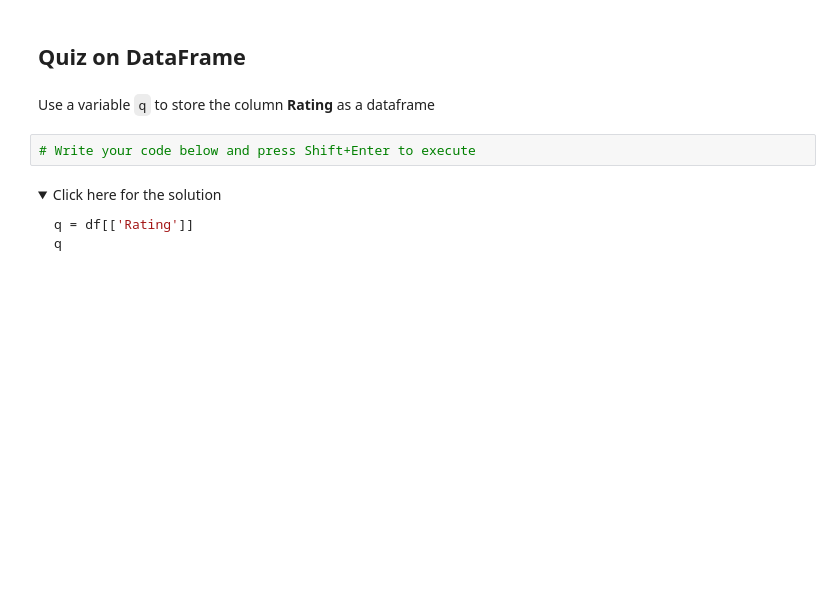
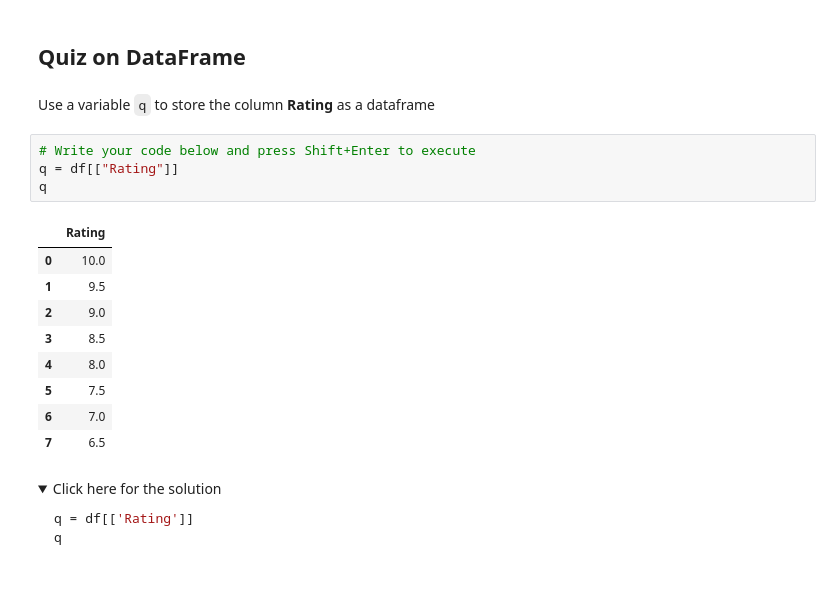
Before and after one commit to honeydun520/Data-Scientist-learning, a Jupyter notebook: Panda.ipynb, the cells around one changed output. Cells and saved outputs as stored; diff of their text form; folded sections open; blank space fills up the shorter version.

```diff
--- a/Panda.ipynb
+++ b/Panda.ipynb
@@ -345,6 +370,18 @@ df.loc[0:2, 'Artist':'Released']
 Use a variable <code>q</code> to store the column <b>Rating</b> as a dataframe
 # %%
 # Write your code below and press Shift+Enter to execute
+q = df[["Rating"]]
+q
+# %% [output]
+|  | Rating |
+| 0 | 10.0 |
+| 1 | 9.5 |
+| 2 | 9.0 |
+| 3 | 8.5 |
+| 4 | 8.0 |
+| 5 | 7.5 |
+| 6 | 7.0 |
+| 7 | 6.5 |
 # %% [markdown]
 <details><summary>Click here for the solution</summary>
 
```
Also changed, not shown: parts of 13 cells of this notebook.
